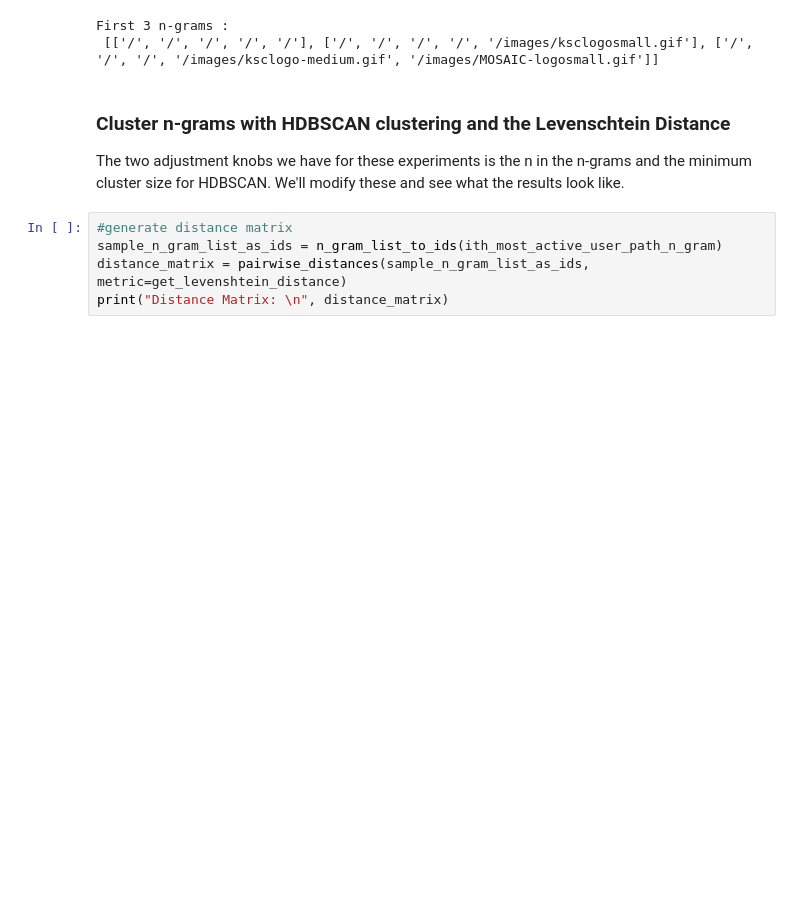
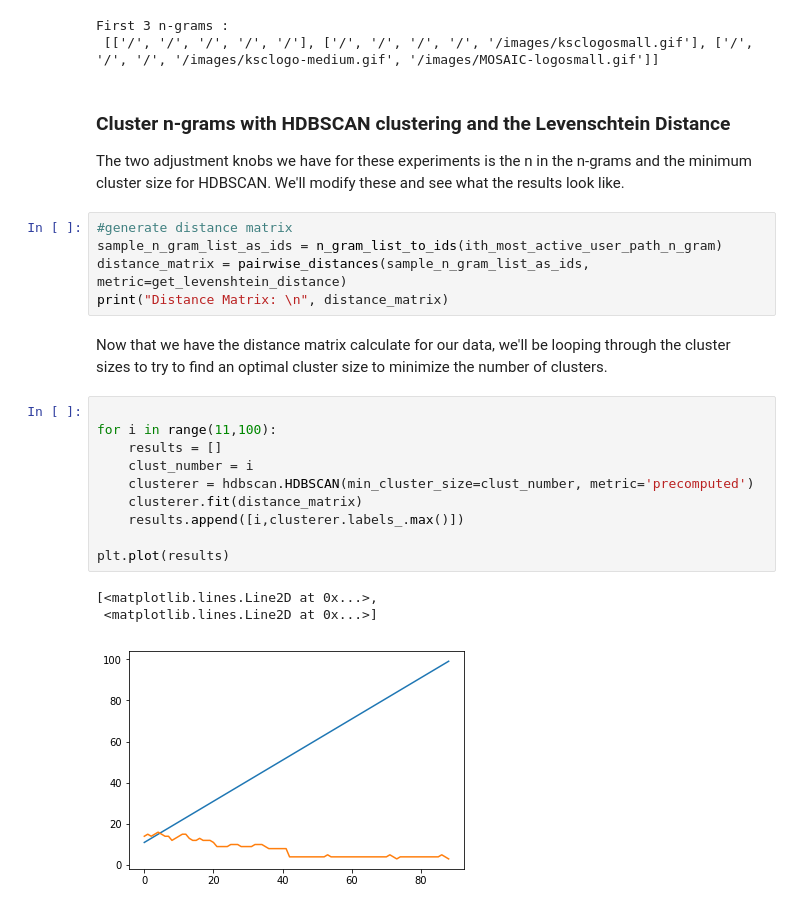
Before and after one commit to robertwatkins/playground-robert, a Jupyter notebook: Python/Jupyter/apache/ApacheNGram.ipynb, the cells around one changed output. Saved outputs shown, nothing was run; the diff lists cells and outputs as text; blank space fills up the shorter version.

```diff
--- a/Python/Jupyter/apache/ApacheNGram.ipynb
+++ b/Python/Jupyter/apache/ApacheNGram.ipynb
@@ -374,3 +374,19 @@ The two adjustment knobs we have for these experiments is the n in the n-grams a
 sample_n_gram_list_as_ids = n_gram_list_to_ids(ith_most_active_user_path_n_gram)
 distance_matrix = pairwise_distances(sample_n_gram_list_as_ids, metric=get_levenshtein_distance)
 print("Distance Matrix: \n", distance_matrix)
+# %% [markdown]
+Now that we have the distance matrix calculate for our data, we'll be looping through the cluster sizes to try to find an optimal cluster size to minimize the number of clusters.
+# %%
+
+for i in range(11,100):
+    results = []
+    clust_number = i
+    clusterer = hdbscan.HDBSCAN(min_cluster_size=clust_number, metric='precomputed')
+    clusterer.fit(distance_matrix)
+    results.append([i,clusterer.labels_.max()])
+
+plt.plot(results)
+# %% [output]
+[<matplotlib.lines.Line2D at 0x...>,
+ <matplotlib.lines.Line2D at 0x...>]
+[figure, added]
```
Also changed, not shown: parts of 10 cells of this notebook.
